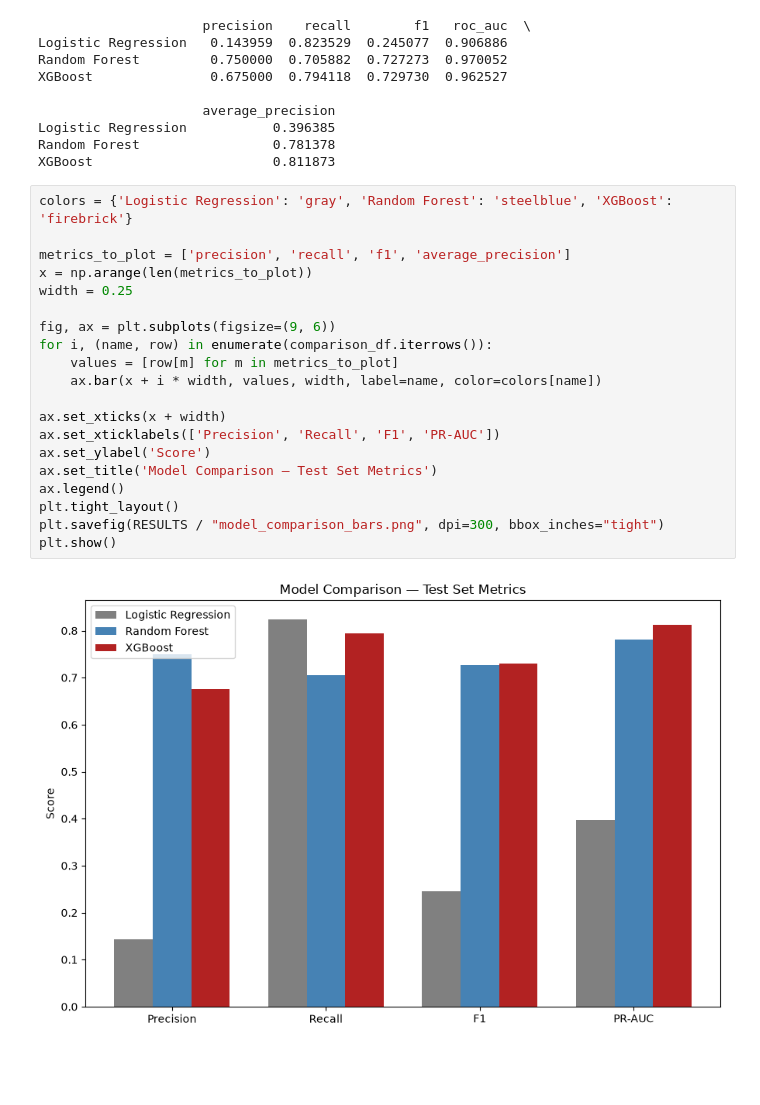
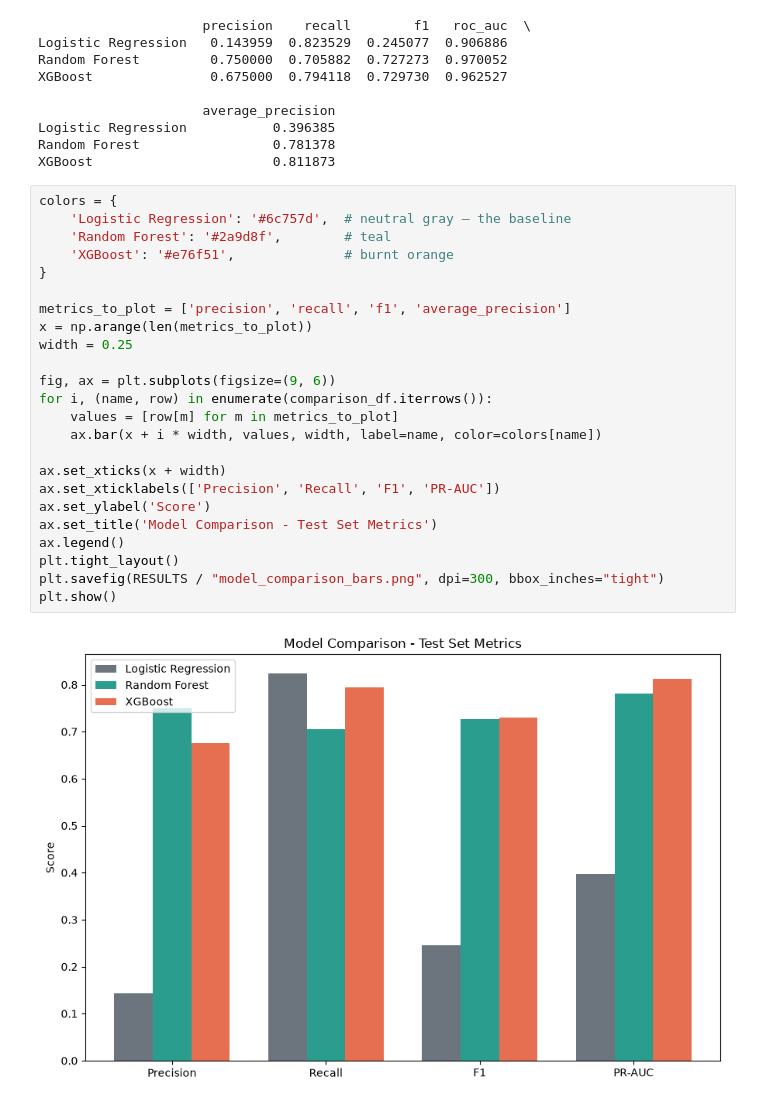
Before and after one commit to AmirmasoudCS/Predictive-Maintenance, a Jupyter notebook: notebooks/06_comparison.ipynb, the cells around one changed output. Cells and saved outputs as stored; diff of their text form; blank space fills up the shorter version.

Commit message:
Regenerating the result charts for the comparison of the models with the new colors

```diff
--- a/notebooks/06_comparison.ipynb
+++ b/notebooks/06_comparison.ipynb
@@ -58,27 +58,31 @@ Logistic Regression           0.396385
 Random Forest                 0.781378
 XGBoost                       0.811873
 # %%
-colors = {'Logistic Regression': 'gray', 'Random Forest': 'steelblue', 'XGBoost': 'firebrick'}
+colors = {
+    'Logistic Regression': '#6c757d',  # neutral gray — the baseline
+    'Random Forest': '#2a9d8f',        # teal
+    'XGBoost': '#e76f51',              # burnt orange
+}
 
 metrics_to_plot = ['precision', 'recall', 'f1', 'average_precision']
 x = np.arange(len(metrics_to_plot))
 width = 0.25
 
 fig, ax = plt.subplots(figsize=(9, 6))
 for i, (name, row) in enumerate(comparison_df.iterrows()):
     values = [row[m] for m in metrics_to_plot]
     ax.bar(x + i * width, values, width, label=name, color=colors[name])
 
 ax.set_xticks(x + width)
 ax.set_xticklabels(['Precision', 'Recall', 'F1', 'PR-AUC'])
 ax.set_ylabel('Score')
-ax.set_title('Model Comparison — Test Set Metrics')
+ax.set_title('Model Comparison - Test Set Metrics')
 ax.legend()
 plt.tight_layout()
 plt.savefig(RESULTS / "model_comparison_bars.png", dpi=300, bbox_inches="tight")
 plt.show()
 # %% [output]
-[figure, old version]
+[figure, new version]
 # %%
 plt.figure(figsize=(7, 6))
 
```
Also changed, not shown: parts of 2 cells of this notebook, 3 other files.
